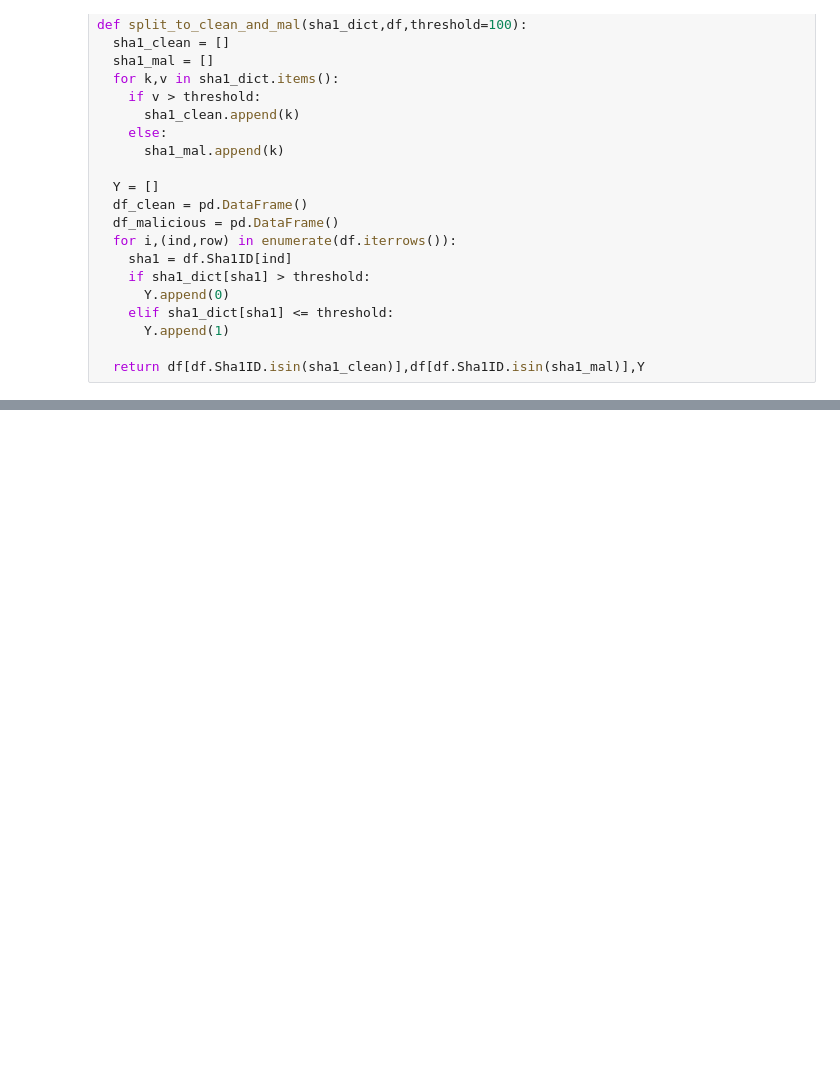
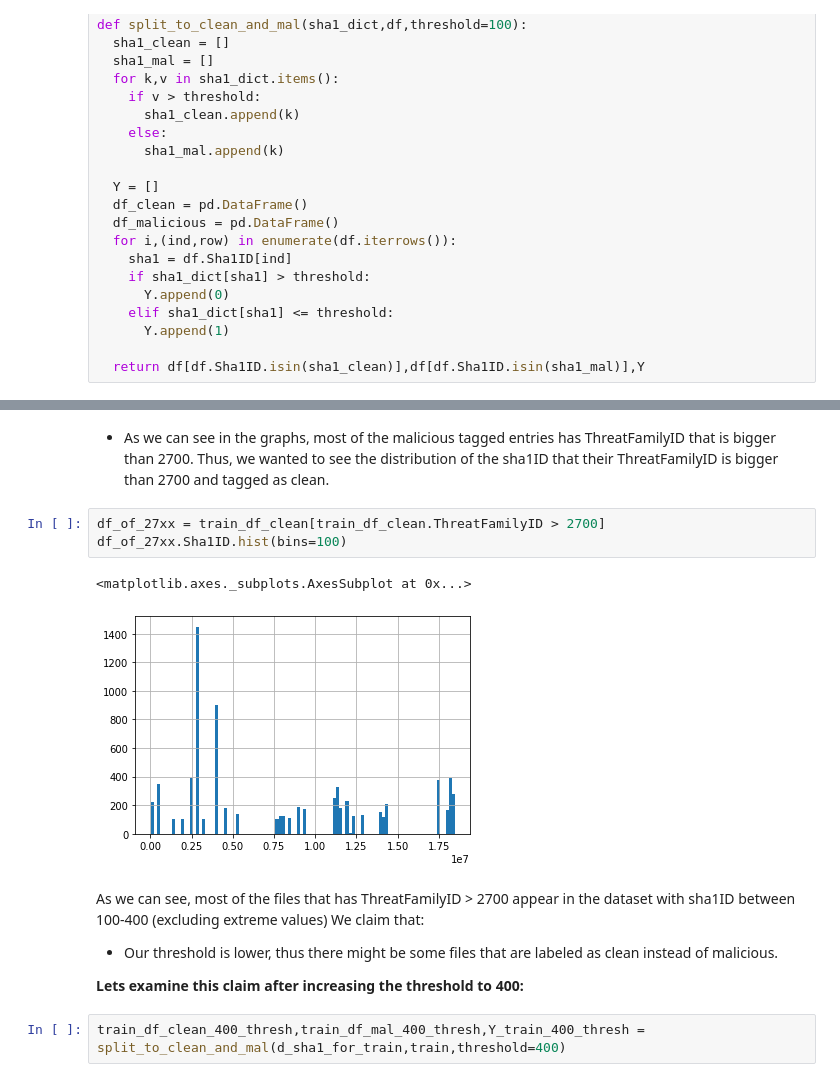
Before and after one commit to NitCoh/TextAnalysisForBigData, a Jupyter notebook: Big_Data_Analysis_for_Cyber_Security_Text_Analysis.ipynb, the cells around one changed output, grey strips where cells are left out. Saved outputs shown, nothing was run; the diff lists cells and outputs as text; blank space fills up the shorter version.

```diff
--- a/Big_Data_Analysis_for_Cyber_Security_Text_Analysis.ipynb
+++ b/Big_Data_Analysis_for_Cyber_Security_Text_Analysis.ipynb
@@ -575,0 +630,18 @@ Counted labeled examples in test : 15218
+# %% [markdown]
+- As we can see in the graphs, most of the malicious tagged entries has ThreatFamilyID that is bigger than 2700.
+Thus, we wanted to see the distribution of the sha1ID that their ThreatFamilyID
+is bigger than 2700 and tagged as clean.
+# %%
+df_of_27xx = train_df_clean[train_df_clean.ThreatFamilyID > 2700]
+df_of_27xx.Sha1ID.hist(bins=100)
+# %% [output]
+<matplotlib.axes._subplots.AxesSubplot at 0x...>
+[figure, added]
+# %% [markdown]
+As we can see, most of the files that has ThreatFamilyID > 2700 appear in the dataset with sha1ID between 100-400 (excluding extreme values)
+We claim that:
+- Our threshold is lower, thus there might be some files that are labeled as clean instead of malicious.
+
+**Lets examine this claim after increasing the threshold to 400:**
+# %%
+train_df_clean_400_thresh,train_df_mal_400_thresh,Y_train_400_thresh = split_to_clean_and_mal(d_sha1_for_train,train,threshold=400)
```
Also changed, not shown: parts of 23 cells of this notebook.
